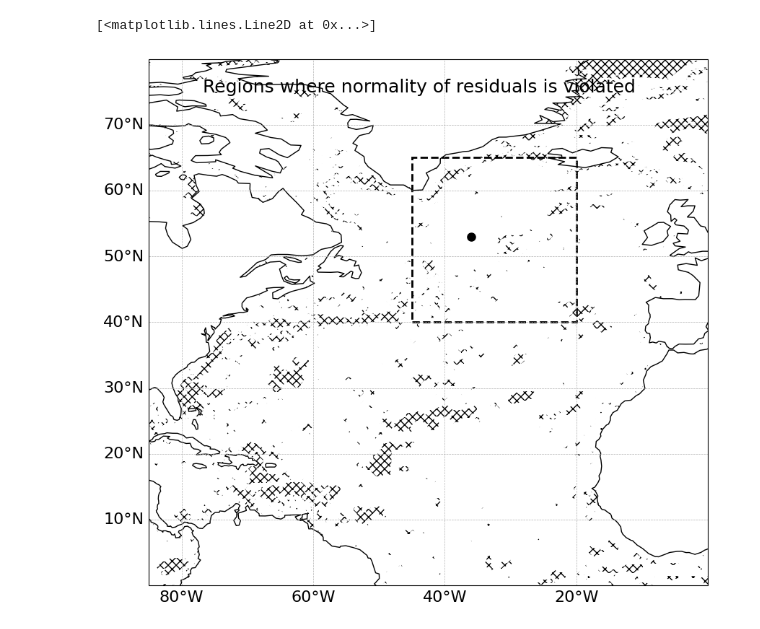
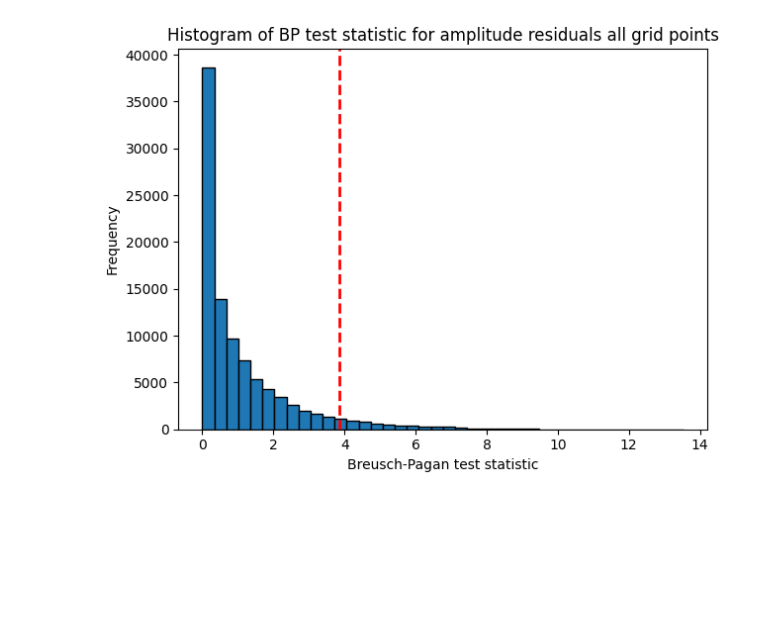
Before and after one commit to Tom-A-H/All-Code-, a Jupyter notebook: CORRELATION/Testing Validity/Checking for constant variance.ipynb, the cells around one changed output. Saved outputs shown, nothing was run; the diff lists cells and outputs as text; code cells hidden in the pictures; blank space fills up the shorter version.

```diff
--- a/CORRELATION/Testing Validity/Checking for constant variance.ipynb
+++ b/CORRELATION/Testing Validity/Checking for constant variance.ipynb
@@ -84,19 +109,17 @@ ax.plot(-36, 53, 'ko', markersize=8, transform=ccrs.PlateCarree())
 # %%
-## Amplitude Residuals - Compute Shapiro - Wilk at each grid point
+## Amplitude Residuals - Breusch-Pagan test
 
 nyears, nj, ni = amplitude.shape
-sw2 = np.full((nj, ni), np.nan, dtype=float)
-
+bp_ts = np.full((nj, ni), np.nan, dtype=float)
+bp_pval = np.full((nj, ni), np.nan, dtype=float)
 
 for j in range (nj):
     for i in range (ni):
         point = amplitude.isel(j=j, i=i)
         if np.isnan(point).all():
             continue
-        slope, intercept, r_value, p_value, std_err = linregress(point['year'], point.values)
-        y_hat = intercept + slope * point['year']
-        residuals = point.values - y_hat
-        sw2[j, i] = shapiro(residuals).pvalue
+        results = sm.OLS(point.values, sm.add_constant(point['year'])).fit()
+        bp  = het_breuschpagan(results.resid, results.model.exog)
+        bp_ts[j, i] = bp[0]
+        bp_pval[j, i] = bp[1]
     print(j)
-
-sw2_vals = sw2[~np.isnan(sw2)]
@@ -115,26 +143,0 @@ plt.show()
-# %%
-## Hatched Plot
-pval_da = xr.DataArray(data = sw2, dims=['j', 'i'],
-        coords={ 'j': amplitude['j'],
-        'i': amplitude['i'], 'gphit': (('j', 'i'), amplitude['gphit'].values),
-        'glamt': (('j', 'i'), amplitude['glamt'].values)}, name='p-value',
-        attrs={'description': 'P-value for Sahpiro Wilk test of Amplitude Residuals'})
-
-sig_mask = pval_da < 0.05
-
-fig, ax = plt.subplots(figsize = (10,25), subplot_kw={'projection': ccrs.PlateCarree()})
-ax.set_extent([-85.0, 0.0, 0.0, 80.0], crs=ccrs.PlateCarree())
-cl = ax.coastlines()
-gl = ax.gridlines(draw_labels=True, linewidth=0.5, linestyle='--')
-gl.xlabel_style = {'size': 16}
-gl.ylabel_style = {'size': 16}
-gl.top_labels = False
-gl.right_labels = False
-significance = ax.contourf(sig_mask['glamt'], sig_mask['gphit'], sig_mask, levels=[0.5, 1.0], colors='none', hatches=['xxx'], transform=ccrs.PlateCarree())
-fig.suptitle('Regions where normality of residuals is violated',fontsize=18, y =0.63)
-box = Rectangle((-45, 40), 25, 25, linewidth=2, edgecolor='black', facecolor='none', linestyle='--', transform=ccrs.PlateCarree())
-ax.add_patch(box)
-ax.plot(-36, 53, 'ko', markersize=8, transform=ccrs.PlateCarree())
-# %% [output]
-[<matplotlib.lines.Line2D at 0x...>]
-[figure, removed]
@@ -158,0 +144,16 @@ for j in range (nj):
+# %%
+bp_pval_vals = bp_pval[~np.isnan(bp_pval)]
+bp_ts_vals = bp_ts[~np.isnan(bp_ts)]
+# %%
+fig, ax = plt.subplots()
+
+ax.hist(bp_ts_vals, bins=40, edgecolor='black')
+ax.axvline(3.841, linestyle='--', linewidth=2, color = 'r', label='5% CV')
+ax.set_xlabel("Breusch-Pagan test statistic")
+ax.set_ylabel("Frequency")
+ax.set_title("Histogram of BP test statistic for amplitude residuals all grid points")
+
+plt.tight_layout()
+plt.show()
+# %% [output]
+[figure, added]
```
Also changed, not shown: parts of 15 cells of this notebook, 3 other files.
